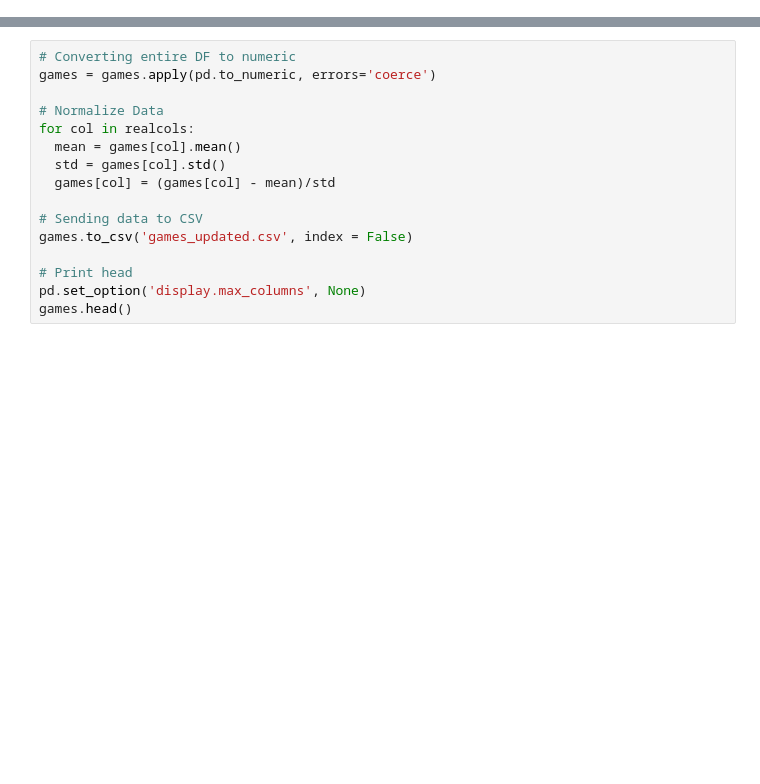
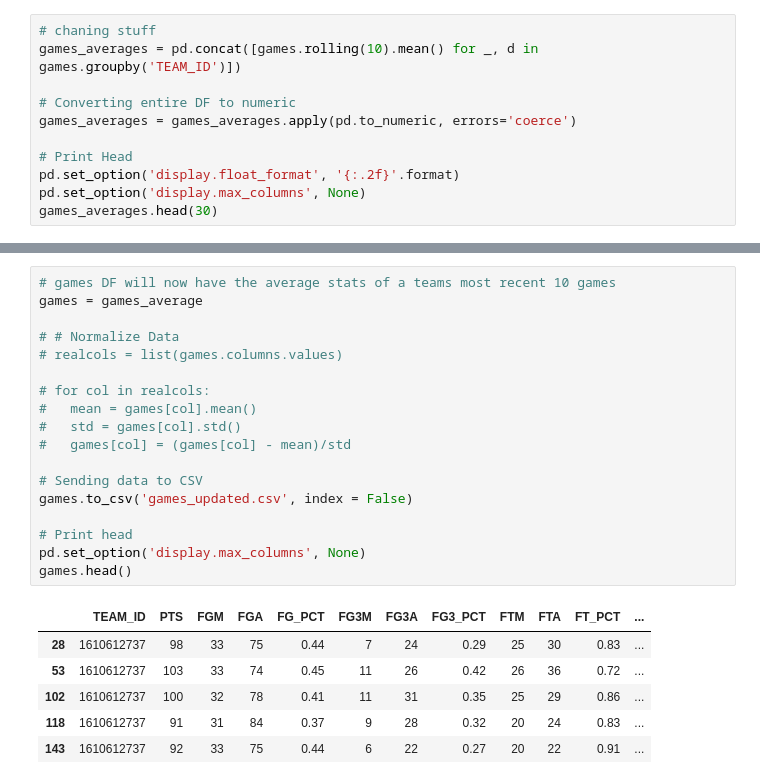
Before and after one commit to jtj60/Predicting-the-Scoring-Margin-of-NBA-Games-Using-Machine-Learning, a Jupyter notebook: code/main.ipynb, the cells around one changed output, grey strips where cells are left out. Cells and saved outputs as stored; diff of their text form; blank space fills up the shorter version.

```diff
--- a/code/main.ipynb
+++ b/code/main.ipynb
@@ -178,0 +200,11 @@ games.head()
+# %%
+# chaning stuff
+games_averages = pd.concat([games.rolling(10).mean() for _, d in games.groupby('TEAM_ID')])
+
+# Converting entire DF to numeric
+games_averages = games_averages.apply(pd.to_numeric, errors='coerce')
+
+# Print Head
+pd.set_option('display.float_format', '{:.2f}'.format)
+pd.set_option('display.max_columns', None)
+games_averages.head(30)
@@ -179,19 +229,28 @@ games.head()
 # %%
-# Converting entire DF to numeric
-games = games.apply(pd.to_numeric, errors='coerce')
+# games DF will now have the average stats of a teams most recent 10 games
+games = games_average
 
-# Normalize Data
-for col in realcols:
-  mean = games[col].mean()
-  std = games[col].std()
-  games[col] = (games[col] - mean)/std
+# # Normalize Data
+# realcols = list(games.columns.values)
+
+# for col in realcols:
+#   mean = games[col].mean()
+#   std = games[col].std()
+#   games[col] = (games[col] - mean)/std
 
 # Sending data to CSV
 games.to_csv('games_updated.csv', index = False)
 
 # Print head
 pd.set_option('display.max_columns', None)
 games.head()
+# %% [output]
+|  | TEAM_ID | PTS | FGM | FGA | FG_PCT | FG3M | FG3A | FG3_PCT | FTM | FTA | FT_PCT | ... |
+| 28 | 1610612737 | 98 | 33 | 75 | 0.44 | 7 | 24 | 0.29 | 25 | 30 | 0.83 | ... |
+| 53 | 1610612737 | 103 | 33 | 74 | 0.45 | 11 | 26 | 0.42 | 26 | 36 | 0.72 | ... |
+| 102 | 1610612737 | 100 | 32 | 78 | 0.41 | 11 | 31 | 0.35 | 25 | 29 | 0.86 | ... |
+| 118 | 1610612737 | 91 | 31 | 84 | 0.37 | 9 | 28 | 0.32 | 20 | 24 | 0.83 | ... |
+| 143 | 1610612737 | 92 | 33 | 75 | 0.44 | 6 | 22 | 0.27 | 20 | 22 | 0.91 | ... |
 # %%
 # Given a matchup of two teams, those teams recent x box scores, and those teams x + 1 spread; make ML model.
 
```
Also changed, not shown: parts of 7 cells of this notebook.
